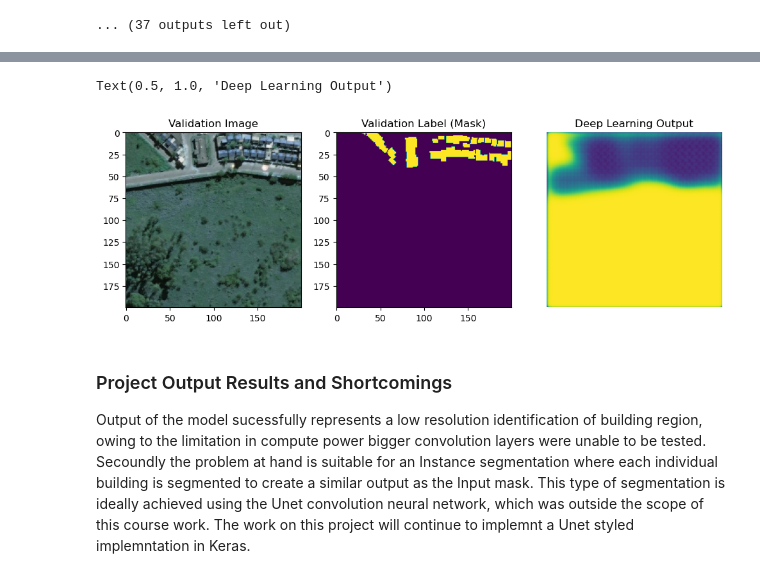
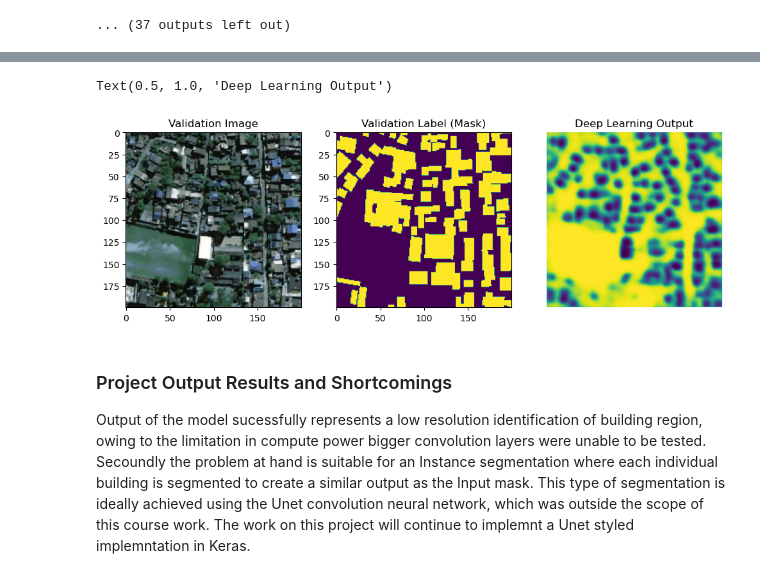
Before and after one commit to adil-py/spacenet_building_detection, a Jupyter notebook: src/features/Master_s.ipynb, the cells around one changed output, grey strips where cells are left out. Cells and saved outputs as stored; diff of their text form; code cells hidden in the pictures.

```diff
--- a/src/features/Master_s.ipynb
+++ b/src/features/Master_s.ipynb
@@ -354,9 +354,8 @@ ax[0].legend()
 # %%
 from tensorflow.keras.utils import array_to_img
 
-i=994
+i=626
 test_i = val_x_lr[i]
-test_ia = val_x[i]
 
 mask = model_lr.predict(np.expand_dims(test_i,0)) [0]
 
@@ -379,5 +378,5 @@ ax[2].set_title("Deep Learning Output")
 Text(0.5, 1.0, 'Deep Learning Output')
-[figure, old version]
+[figure, new version]
 # %% [markdown]
 ### Project Output Results and Shortcomings
 
```
Also changed, not shown: parts of 2 cells of this notebook, 1 other file.
